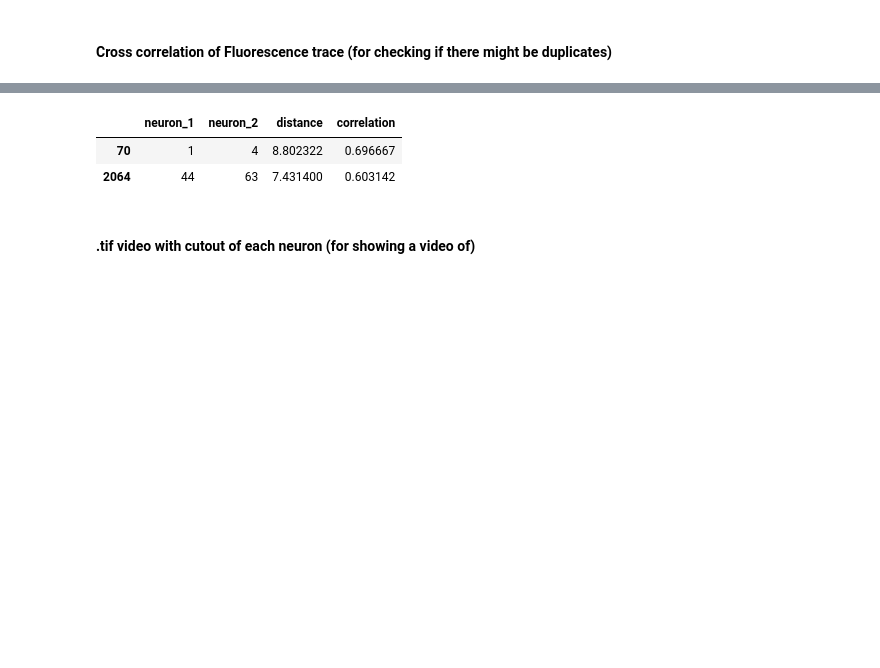
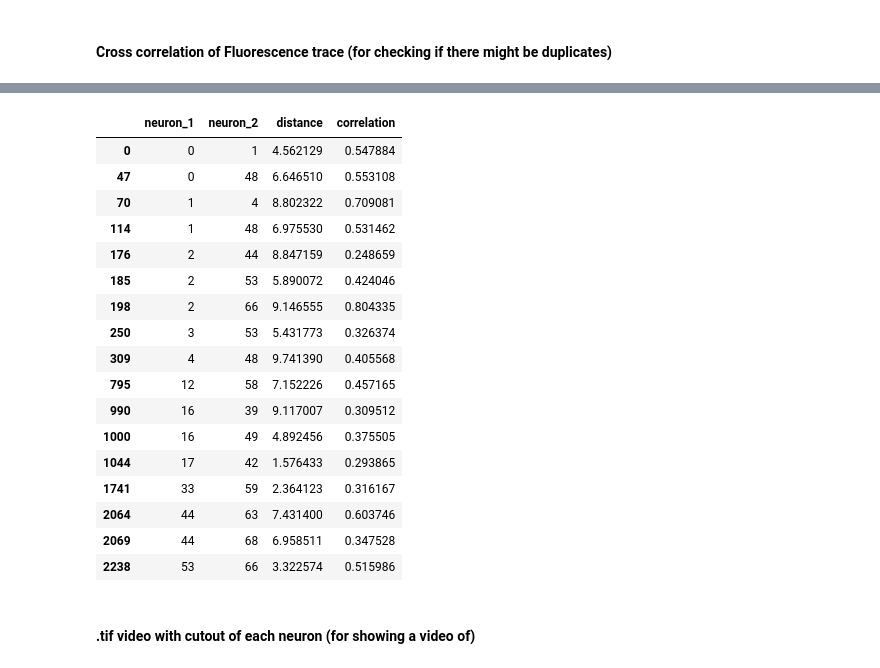
Before and after one commit to NieuweNils/Willuhn_Calcium_Imaging_Dashboard, a Jupyter notebook: jupyter/Data_exploration_dashboard.ipynb, the cells around one changed output, grey strips where cells are left out. Cells and saved outputs as stored; diff of their text form; code cells hidden in the pictures; blank space fills up the shorter version.

```diff
--- a/jupyter/Data_exploration_dashboard.ipynb
+++ b/jupyter/Data_exploration_dashboard.ipynb
@@ -208,8 +221,8 @@ for start in range(0,68,4):
 # %% [markdown]
 #### Fluorescence trace for each neuron(for plotting a timeseries of & for calculating cross-correlation)
 # %%
-# fluorescence traces == C_raw (right??)
-fluorescence_traces = C_raw_df
+# fluorescence traces == C (right??)
+fluorescence_traces = np.array(data_after_CNMF_E['C'][0][0])
 # %% [markdown]
 #### Cross correlation of Fluorescence trace (for checking if there might be duplicates)
 # %%
@@ -245,12 +259,27 @@ dtype: float64
 # %%
 double_selection_df = distance_df
 double_selection_df['correlation'] = correlation_series.values
 double_selection_df = double_selection_df[double_selection_df['distance'] < 10]
-double_selection_df = double_selection_df[double_selection_df['correlation'] > 0.6]
+double_selection_df = double_selection_df[double_selection_df['correlation'] > 0.2]
 double_selection_df
 # %% [output]
 |  | neuron_1 | neuron_2 | distance | correlation |
-| 70 | 1 | 4 | 8.802322 | 0.696667 |
-| 2064 | 44 | 63 | 7.431400 | 0.603142 |
+| 0 | 0 | 1 | 4.562129 | 0.547884 |
+| 47 | 0 | 48 | 6.646510 | 0.553108 |
+| 70 | 1 | 4 | 8.802322 | 0.709081 |
+| 114 | 1 | 48 | 6.975530 | 0.531462 |
+| 176 | 2 | 44 | 8.847159 | 0.248659 |
+| 185 | 2 | 53 | 5.890072 | 0.424046 |
+| 198 | 2 | 66 | 9.146555 | 0.804335 |
+| 250 | 3 | 53 | 5.431773 | 0.326374 |
+| 309 | 4 | 48 | 9.741390 | 0.405568 |
+| 795 | 12 | 58 | 7.152226 | 0.457165 |
+| 990 | 16 | 39 | 9.117007 | 0.309512 |
+| 1000 | 16 | 49 | 4.892456 | 0.375505 |
+| 1044 | 17 | 42 | 1.576433 | 0.293865 |
+| 1741 | 33 | 59 | 2.364123 | 0.316167 |
+| 2064 | 44 | 63 | 7.431400 | 0.603746 |
+| 2069 | 44 | 68 | 6.958511 | 0.347528 |
+| 2238 | 53 | 66 | 3.322574 | 0.515986 |
 # %% [markdown]
 #### .tif video with cutout of each neuron (for showing a video of)
```
Also changed, not shown: parts of 11 cells of this notebook, 4 other files.
